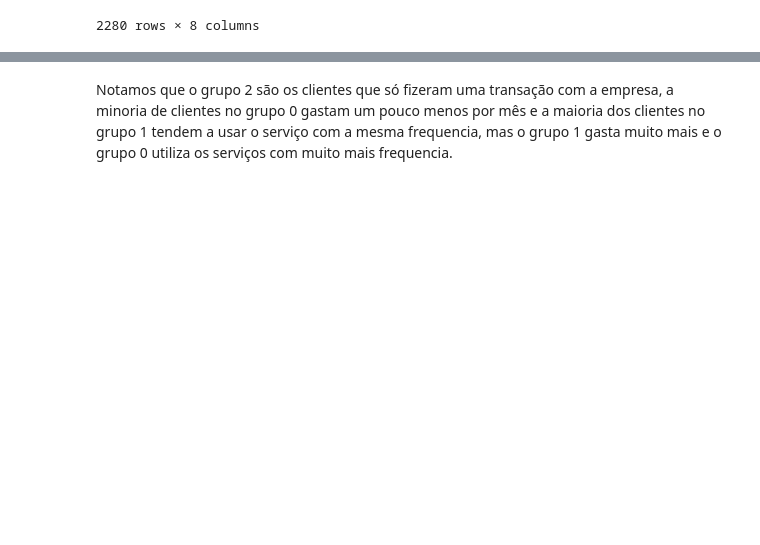
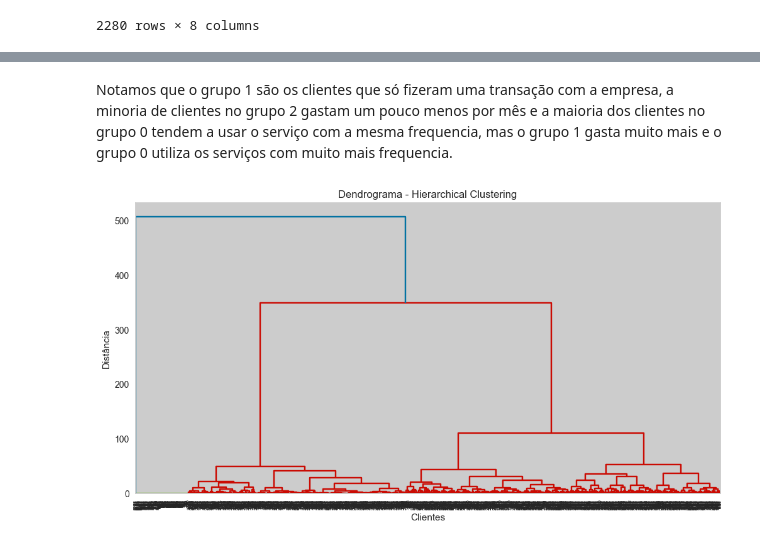
Before and after one commit to NathanMars/MachineLearning-DataMining-CustomerBehaviorPrediction, a Jupyter notebook: notebook.ipynb, the cells around one changed output, grey strips where cells are left out. Cells and saved outputs as stored; diff of their text form; code cells hidden in the pictures; blank space fills up the shorter version.

Commit message:
Feat: Adicionados testes com Hierarchical Clustering

```diff
--- a/notebook.ipynb
+++ b/notebook.ipynb
@@ -275,2 +277,16 @@ plt.show()
 # %% [markdown]
-Notamos que o grupo 2 são os clientes que só fizeram uma transação com a empresa, a minoria de clientes no grupo 0 gastam um pouco menos por mês e a maioria dos clientes no grupo 1 tendem a usar o serviço com a mesma frequencia, mas o grupo 1 gasta muito mais e o grupo 0 utiliza os serviços com muito mais frequencia.
+Notamos que o grupo 1 são os clientes que só fizeram uma transação com a empresa, a minoria de clientes no grupo 2 gastam um pouco menos por mês e a maioria dos clientes no grupo 0 tendem a usar o serviço com a mesma frequencia, mas o grupo 1 gasta muito mais e o grupo 0 utiliza os serviços com muito mais frequencia.
+# %%
+# Agora testaremos a técnica de Hierarchical Clustering
+# Primeiro, geramos um dendrograma para escolher K
+plt.figure(figsize=(12, 6))
+
+linkage_matrix = linkage(X_std, method='ward')
+dendrogram(linkage_matrix)
+
+plt.title("Dendrograma - Hierarchical Clustering")
+plt.xlabel("Clientes")
+plt.ylabel("Distância")
+plt.show()
+# %% [output]
+[figure, added]
```
Also changed, not shown: parts of 16 cells of this notebook, 2 other files.
